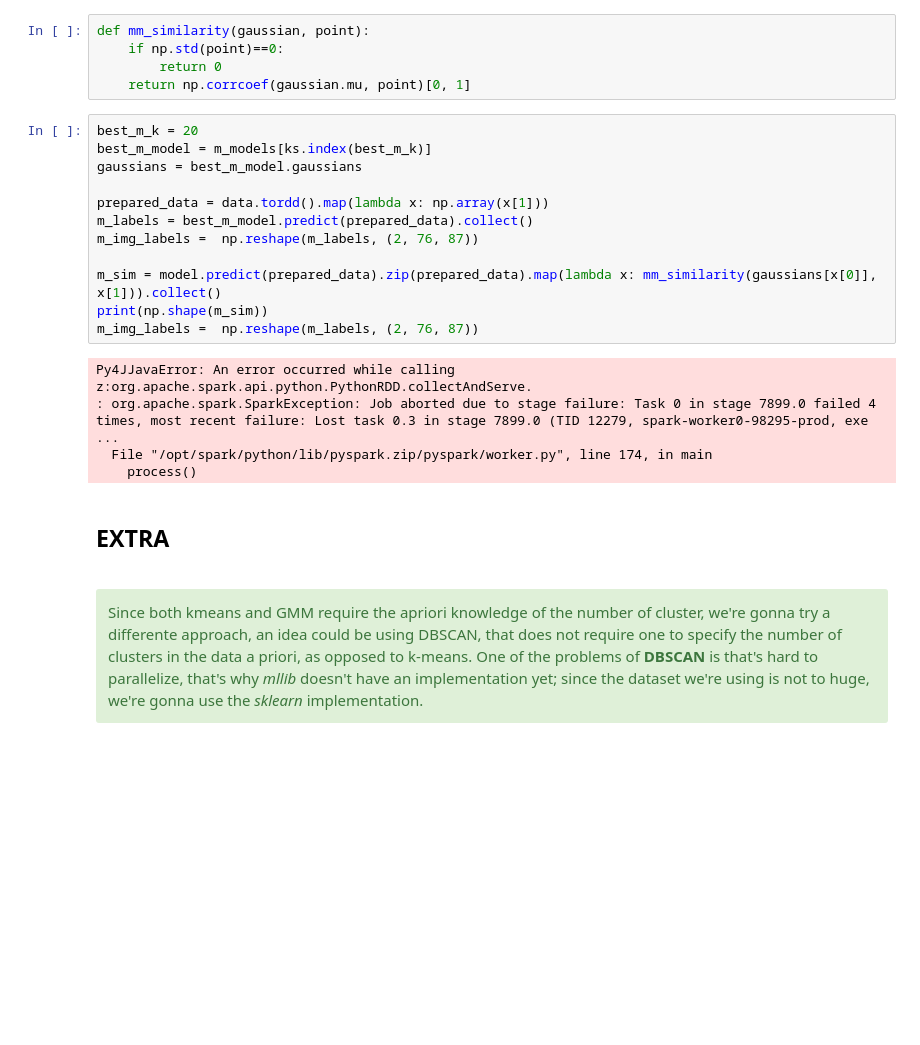
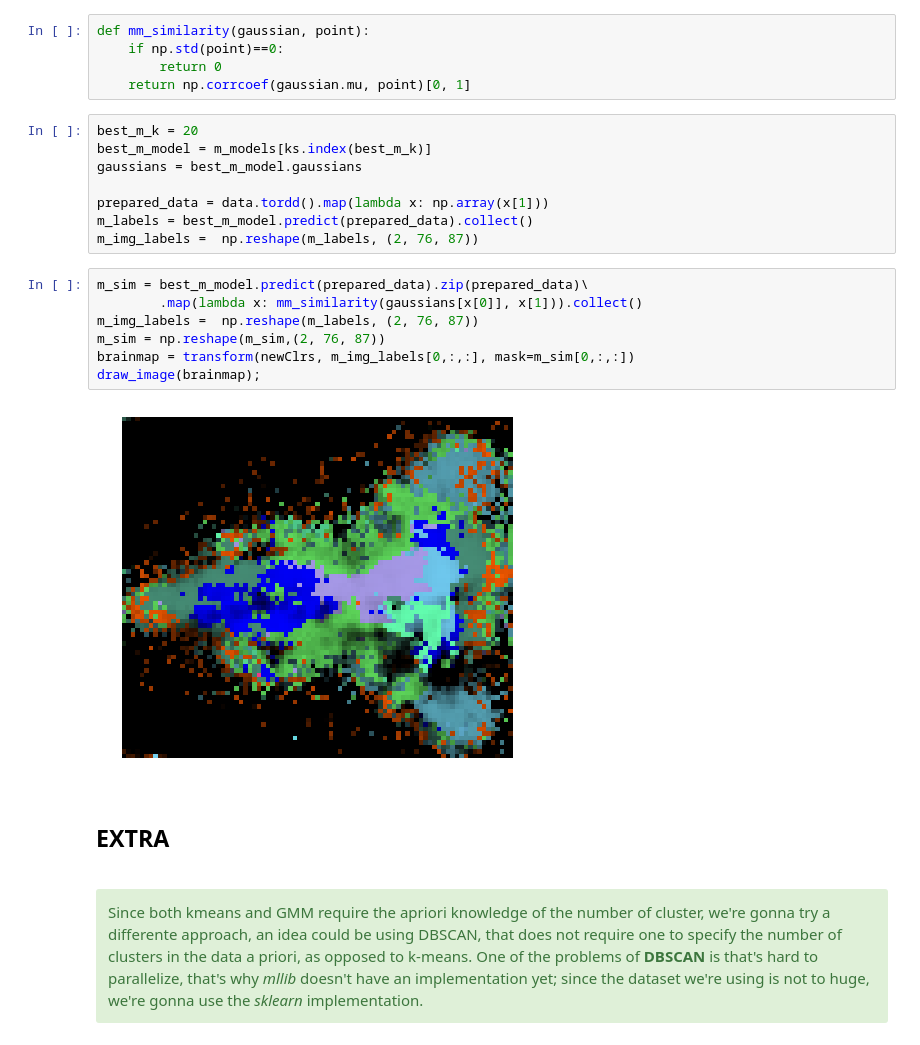
Before and after one commit to alegaballo/AML, a Jupyter notebook: [Lecture 11+12] Analyzing Neuroimaging Data with PySpark and Thunder.ipynb, the cells around one changed output. Cells and saved outputs as stored; diff of their text form; blank space fills up the shorter version.

```diff
--- a/[Lecture 11+12] Analyzing Neuroimaging Data with PySpark and Thunder.ipynb
+++ b/[Lecture 11+12] Analyzing Neuroimaging Data with PySpark and Thunder.ipynb
@@ -1443,15 +1445,15 @@ gaussians = best_m_model.gaussians
 prepared_data = data.tordd().map(lambda x: np.array(x[1]))
 m_labels = best_m_model.predict(prepared_data).collect()
 m_img_labels =  np.reshape(m_labels, (2, 76, 87))
-
-m_sim = model.predict(prepared_data).zip(prepared_data).map(lambda x: mm_similarity(gaussians[x[0]], x[1])).collect()
-print(np.shape(m_sim))
-m_img_labels =  np.reshape(m_labels, (2, 76, 87))
-# %% [output]
-Py4JJavaError: An error occurred while calling z:org.apache.spark.api.python.PythonRDD.collectAndServe.
-: org.apache.spark.SparkException: Job aborted due to stage failure: Task 0 in stage 7899.0 failed 4 times, most recent failure: Lost task 0.3 in stage 7899.0 (TID 12279, spark-worker0-98295-prod, exe ...
-  File "/opt/spark/python/lib/pyspark.zip/pyspark/worker.py", line 174, in main
-    process()
+# %%
+m_sim = best_m_model.predict(prepared_data).zip(prepared_data)\
+        .map(lambda x: mm_similarity(gaussians[x[0]], x[1])).collect()
+m_img_labels =  np.reshape(m_labels, (2, 76, 87))
+m_sim = np.reshape(m_sim,(2, 76, 87))
+brainmap = transform(newClrs, m_img_labels[0,:,:], mask=m_sim[0,:,:])
+draw_image(brainmap);
+# %% [output]
+[figure, added]
 # %% [markdown]
 ## EXTRA
 <br>
```
Also changed, not shown: parts of 22 cells of this notebook.
